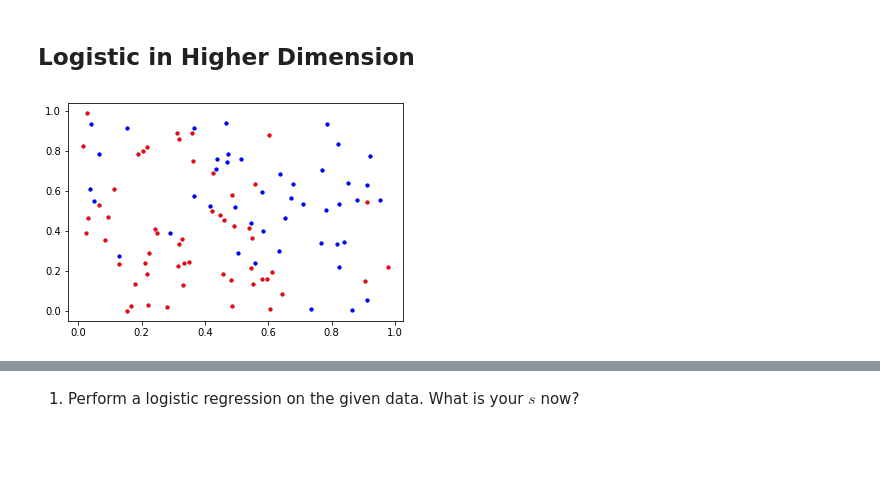
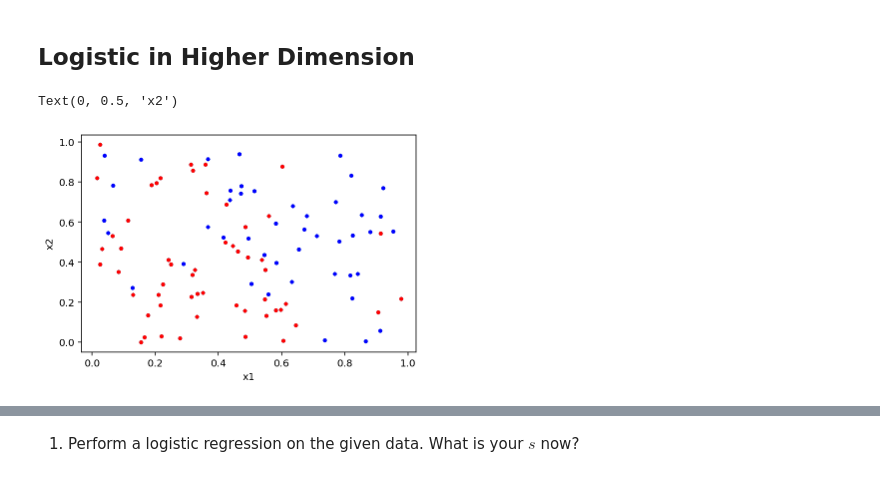
Before and after one commit to muic-pattern-rekt-2018/Exercise02-Logistic-Regression, a Jupyter notebook: Exercise 2 Logistic Regression.ipynb, the cells around one changed output, grey strips where cells are left out. Saved outputs shown, nothing was run; the diff lists cells and outputs as text; code cells hidden in the pictures; blank space fills up the shorter version.

```diff
--- a/Exercise 2 Logistic Regression.ipynb
+++ b/Exercise 2 Logistic Regression.ipynb
@@ -325,20 +321,22 @@ plt.plot(xs, lgt.prob(xs), '-b')
 # %%
 n = 100
 np.random.seed(9999)
 x1s = np.random.random(n)
 x2s = np.random.random(n)
 plt.plot(x1s, x2s, '.')
 def sigm(x):
     return 1/(1+math.exp(-x))
 ys = np.array([ np.random.rand() > sigm(5*x1 + 5*x2 - 5) for x1, x2 in zip(x1s, x2s)], float)
 ys[ys==1] = 1
 ys[ys==0] = -1
 
 plt.plot(x1s[ys>0], x2s[ys>0], '.r')
 plt.plot(x1s[ys<0], x2s[ys<0], '.b')
 
 xs = np.vstack((x1s.T, x2s.T)) #this is how you stack them up vertically
 pad_xs = np.vstack((np.ones(n), xs))
-df = pd.DataFrame(data=pad_xs.T, columns=('xclass', 'x1', 'x2'))
+plt.xlabel('x1')
+plt.ylabel('x2')
 # %% [output]
+Text(0, 0.5, 'x2')
-[figure, old version]
+[figure, new version]
```
Also changed, not shown: parts of 8 cells of this notebook.
